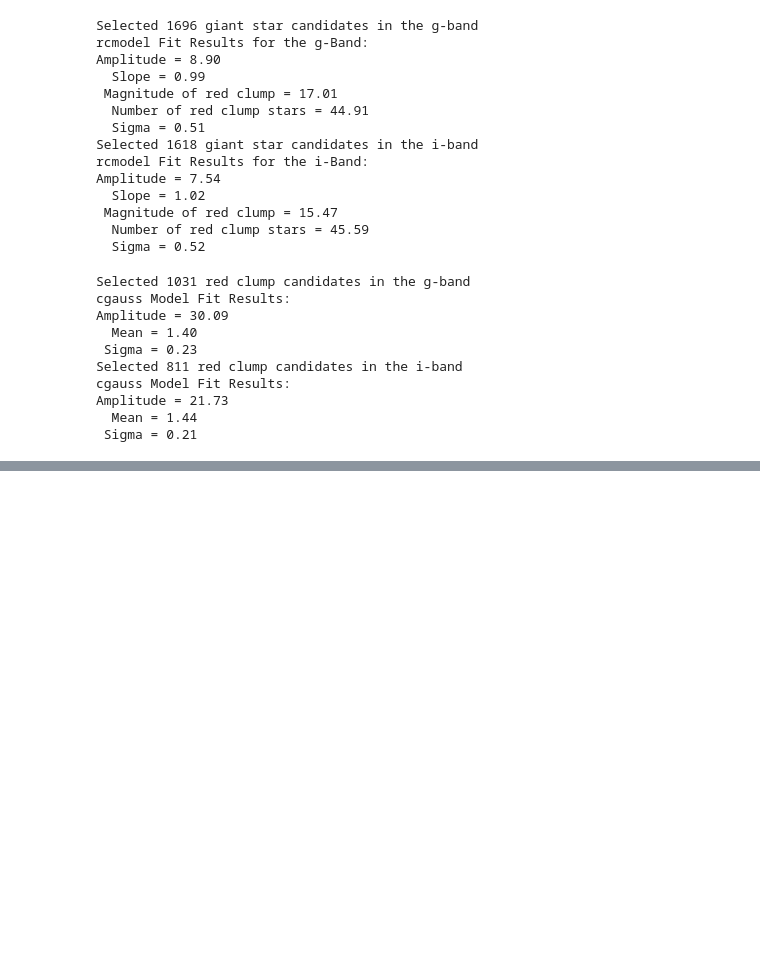
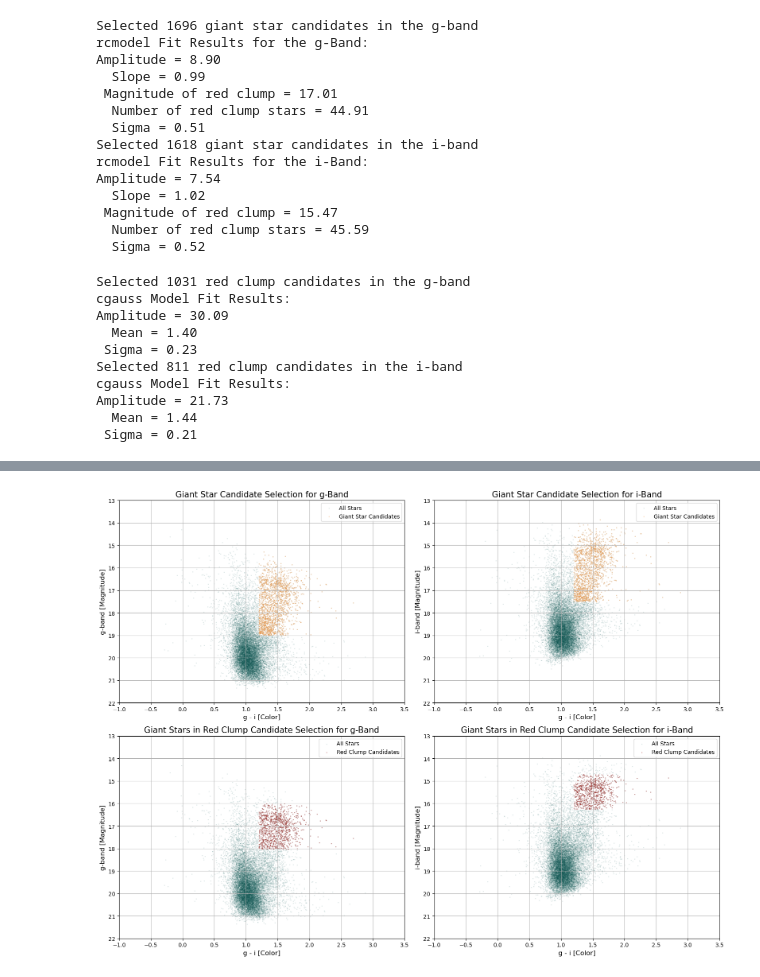
Before and after one commit to NireAstro/SURP2025, a Jupyter notebook: fit_models_N9/refined_rcfit_all_n9.ipynb, the cells around one changed output, grey strips where cells are left out. Drawn from its saved outputs; the diff is of its cells as text; code cells hidden in the pictures; blank space fills up the shorter version.

```diff
--- a/fit_models_N9/refined_rcfit_all_n9.ipynb
+++ b/fit_models_N9/refined_rcfit_all_n9.ipynb
@@ -898,0 +963,63 @@ Amplitude = 21.73
+# %%
+# === Create CMDs of Giant and Red Clump Star Selection (g- and i-band) ===
+# Create one figure with 2 rows × 2 columns, each row height = 6
+fig = plt.figure(figsize=(16, 12))
+gs = gridspec.GridSpec(2, 2, height_ratios=[6, 6])
+
+# === Top-left: Giant star candidates (g-band) ===
+ax1 = fig.add_subplot(gs[0, 0])
+ax1.scatter(gmi, g, s=1, color='#125A56', alpha=0.1, label='All Stars')
+ax1.scatter(giant_colors_g, giant_magnitudes_g, s=1, color='#FD9A44', alpha=0.3, label='Giant Star Candidates')
+ax1.set_xlim(-1, 3.5)
+ax1.set_ylim(13, 22)
+ax1.invert_yaxis()
+ax1.set_xlabel(f"{color_band_3} - {color_band_4} [Color]", fontsize = 12)
+ax1.set_ylabel(f"{magnitude_band_2}-band [Magnitude]", fontsize = 12)
+ax1.set_title("Giant Star Candidate Selection for g-Band", fontsize = 15)
+ax1.grid(True)
+ax1.legend(loc='best')
+
+# === Top-right: Giant star candidates (i-band) ===
+ax2 = fig.add_subplot(gs[0, 1])
+ax2.scatter(gmi, i, s=1, color='#125A56', alpha=0.1, label='All Stars')
+ax2.scatter(giant_colors_i, giant_magnitudes_i, s=1, color='#FD9A44', alpha=0.3, label='Giant Star Candidates')
+ax2.set_xlim(-1, 3.5)
+ax2.set_ylim(13, 22)
+ax2.invert_yaxis()
+ax2.set_xlabel(f"{color_band_3} - {color_band_4} [Color]", fontsize = 12)
+ax2.set_ylabel(f"{color_band_4}-band [Magnitude]", fontsize = 12)
+ax2.set_title("Giant Star Candidate Selection for i-Band", fontsize = 15)
+ax2.grid(True)
+ax2.legend(loc='best')
+
+# === Bottom-left: Red clump candidates (g-band) ===
+ax3 = fig.add_subplot(gs[1, 0])
+ax3.scatter(gmi, g, s=1, color='#125A56', alpha=0.1, label='All Stars')
+ax3.scatter(clump_colors_g, clump_magnitudes_g, s=1, color='#A01813', alpha=0.3, label='Red Clump Candidates')
+ax3.set_xlim(-1, 3.5)
+ax3.set_ylim(13, 22)
+ax3.invert_yaxis()
+ax3.set_xlabel(f"{color_band_3} - {color_band_4} [Color]", fontsize = 12)
+ax3.set_ylabel(f"{magnitude_band_2}-band [Magnitude]", fontsize = 12)
+ax3.set_title("Giant Stars in Red Clump Candidate Selection for g-Band", fontsize = 15)
+ax3.grid(True)
+ax3.legend(loc='best')
+
+# === Bottom-right: Red clump candidates (i-band) ===
+ax4 = fig.add_subplot(gs[1, 1])
+ax4.scatter(gmi, i, s=1, color='#125A56', alpha=0.1, label='All Stars')
+ax4.scatter(clump_colors_i, clump_magnitudes_i, s=1, color='#A01813', alpha=0.3, label='Red Clump Candidates')
+ax4.set_xlim(-1, 3.5)
+ax4.set_ylim(13, 22)
+ax4.invert_yaxis()
+ax4.set_xlabel(f"{color_band_3} - {color_band_4} [Color]", fontsize = 12)
+ax4.set_ylabel(f"{color_band_4}-band [Magnitude]", fontsize = 12)
+ax4.set_title("Giant Stars in Red Clump Candidate Selection for i-Band", fontsize = 15)
+ax4.grid(True)
+ax4.legend(loc='best')
+
+plt.tight_layout()
+#plt.savefig('figures/gi_cmd_sub4.png')
+plt.show()
+# %% [output]
+[figure, added]
```
Also changed, not shown: parts of 7 cells of this notebook, 15 other files.
